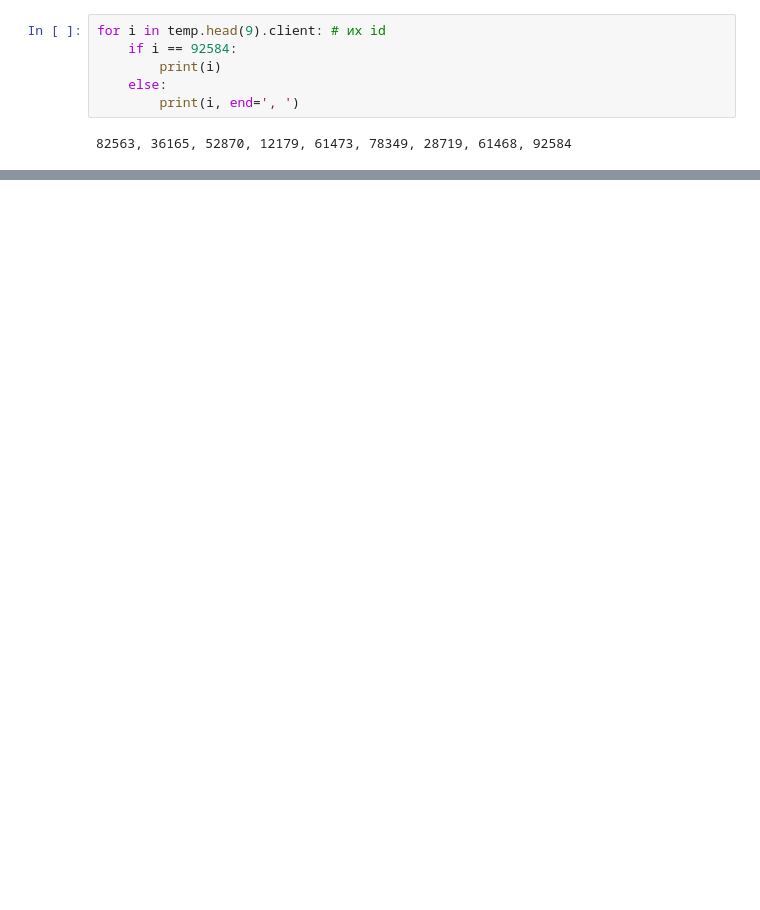
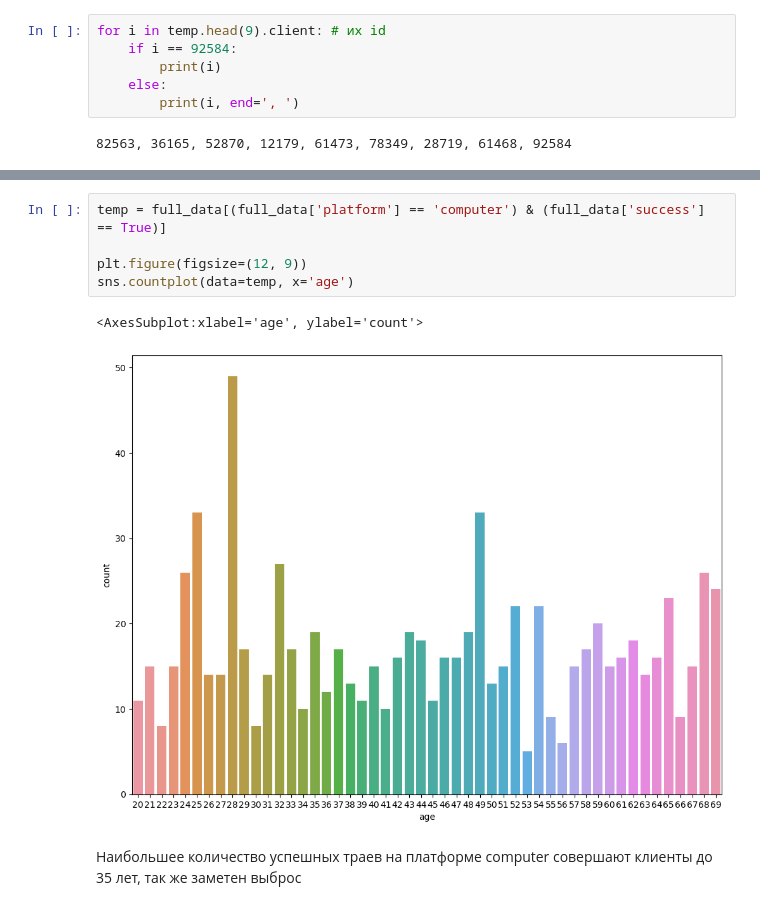
Before and after one commit to Osgil/Mini_project, a Jupyter notebook: simple_pd.ipynb, the cells around one changed output, grey strips where cells are left out. Cells and saved outputs as stored; diff of their text form; blank space fills up the shorter version.

```diff
--- a/simple_pd.ipynb
+++ b/simple_pd.ipynb
@@ -181,0 +262,10 @@ for i in temp.head(9).client: # их id
+# %%
+temp = full_data[(full_data['platform'] == 'computer') & (full_data['success'] == True)]
+
+plt.figure(figsize=(12, 9))
+sns.countplot(data=temp, x='age')
+# %% [output]
+<AxesSubplot:xlabel='age', ylabel='count'>
+[figure, added]
+# %% [markdown]
+Наибольшее количество успешных траев на платформе computer совершают клиенты до 35 лет, так же заметен выброс
```
Also changed, not shown: parts of 26 cells of this notebook.
